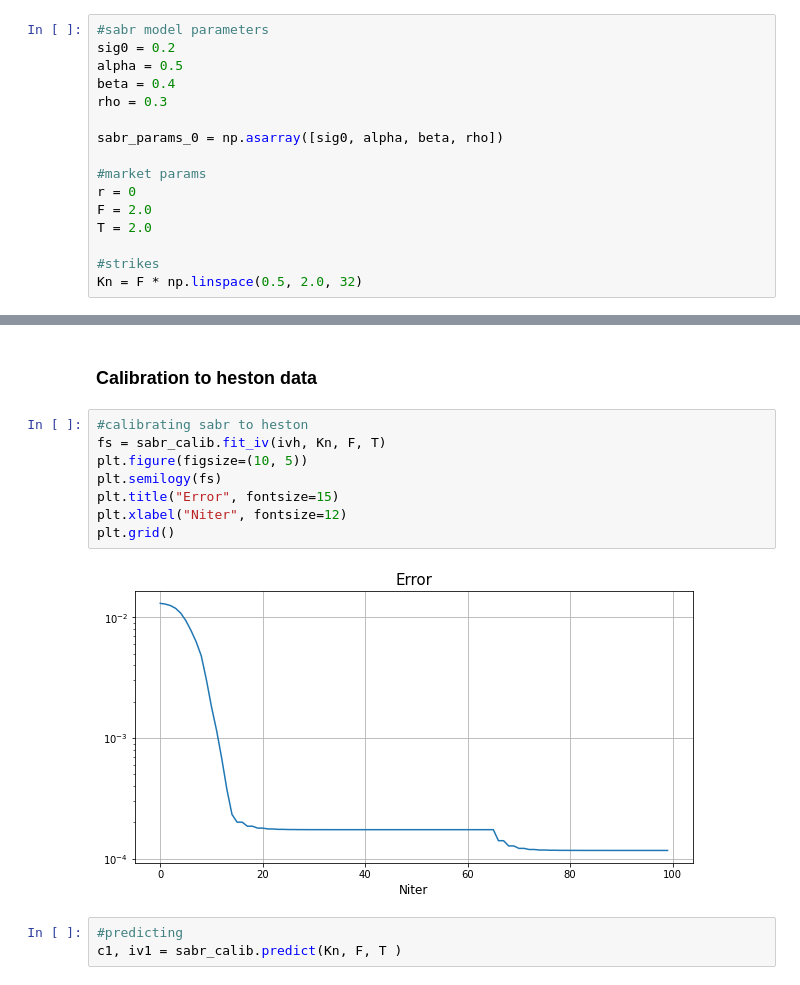
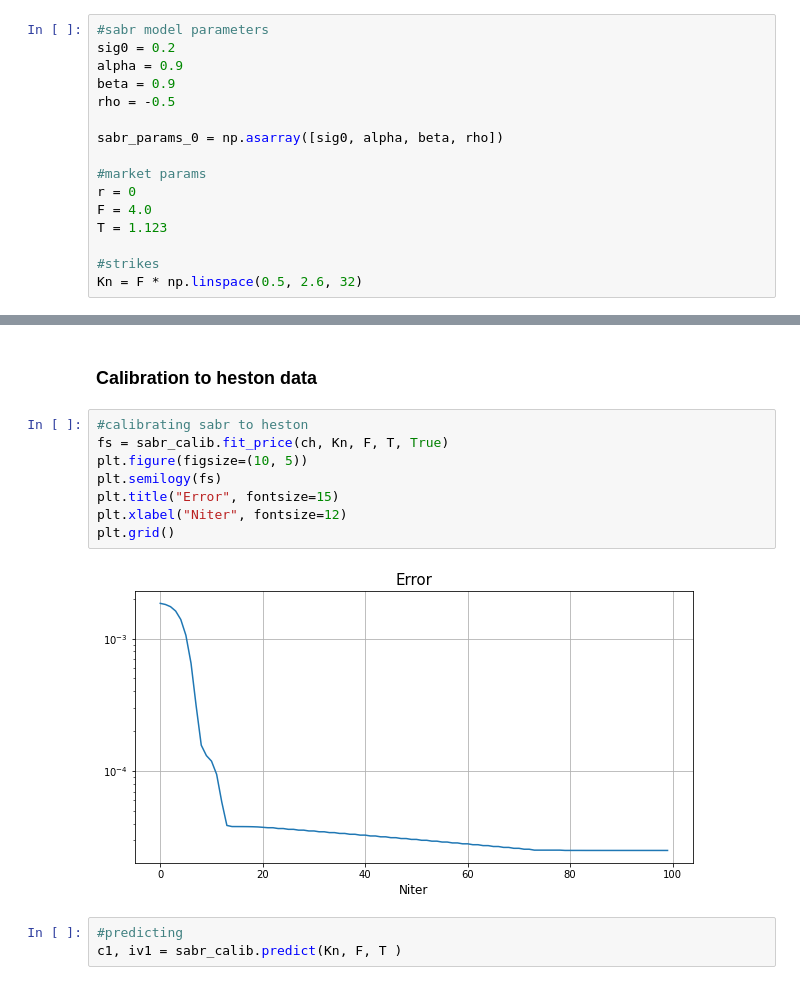
Before and after one commit to dolmatovas/CryptoOptionCalibration, a Jupyter notebook: calibration examples.ipynb, the cells around one changed output, grey strips where cells are left out. Cells and saved outputs as stored; diff of their text form.

```diff
--- a/calibration examples.ipynb
+++ b/calibration examples.ipynb
@@ -12,19 +40,19 @@ from matplotlib import pyplot as plt
 # %%
 #sabr model parameters
 sig0 = 0.2
-alpha = 0.5
-beta = 0.4
-rho = 0.3
+alpha = 0.9
+beta = 0.9
+rho = -0.5
 
 sabr_params_0 = np.asarray([sig0, alpha, beta, rho])
 
 #market params
 r = 0
-F = 2.0
-T = 2.0
+F = 4.0
+T = 1.123
 
 #strikes
-Kn = F * np.linspace(0.5, 2.0, 32)
+Kn = F * np.linspace(0.5, 2.6, 32)
 # %%
 #sabr model
 sabr_0 = SABR(sabr_params_0, r)
@@ -129,14 +157,14 @@ None
 ### Calibration to heston data
 # %%
 #calibrating sabr to heston
-fs = sabr_calib.fit_iv(ivh, Kn, F, T)
+fs = sabr_calib.fit_price(ch, Kn, F, T, True)
 plt.figure(figsize=(10, 5))
 plt.semilogy(fs)
 plt.title("Error", fontsize=15)
 plt.xlabel("Niter", fontsize=12)
 plt.grid()
 # %% [output]
-[figure, old version]
+[figure, new version]
 # %%
 #predicting
 c1, iv1 = sabr_calib.predict(Kn, F, T )
```
Also changed, not shown: parts of 10 cells of this notebook, 4 other files.
